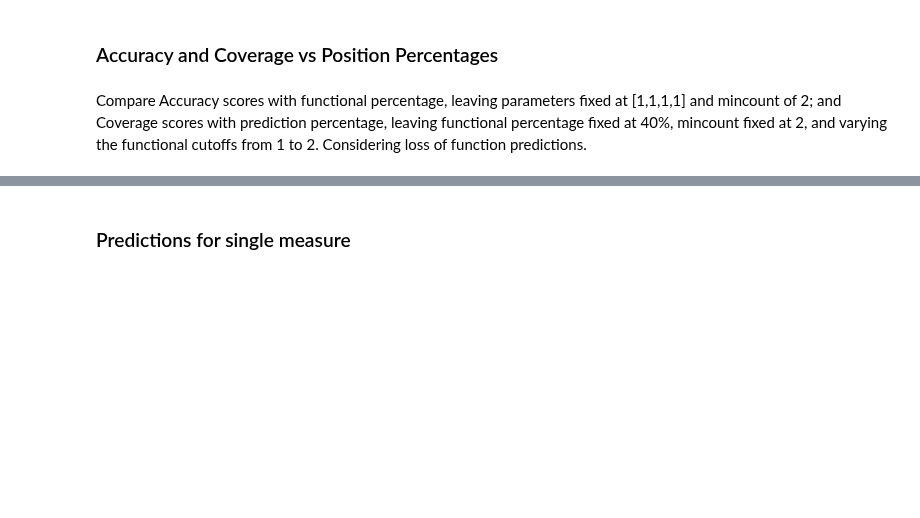
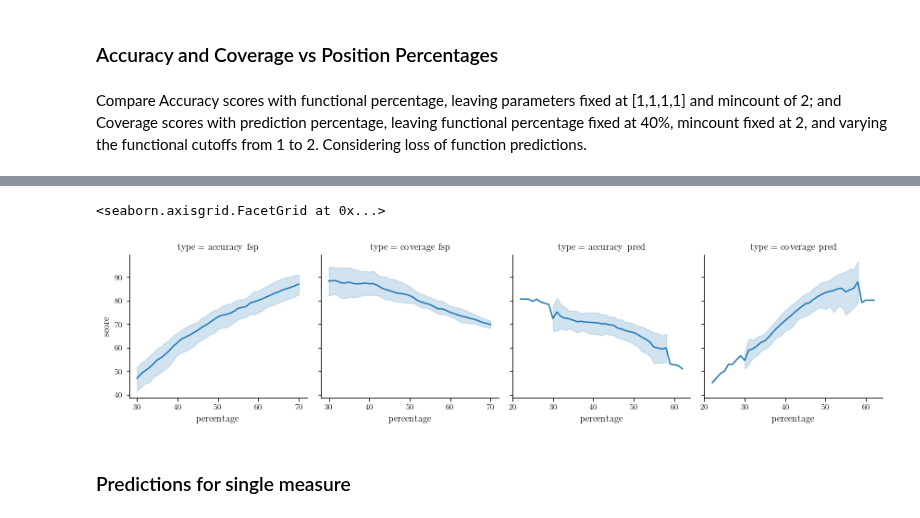
Before and after one commit to CrisSotomayor/perturbation-networks-get-data, a Jupyter notebook: figure_behavior.ipynb, the cells around one changed output, grey strips where cells are left out. Drawn from its saved outputs; the diff is of its cells as text; code cells hidden in the pictures; blank space fills up the shorter version.

```diff
--- a/figure_behavior.ipynb
+++ b/figure_behavior.ipynb
@@ -248,3 +252,37 @@ g2.map(sns.lineplot, "percentage", "value")
+# %%
+for protein in protein_names:
+    pers = df2.loc[(df2['type']=='accuracy pred') & (df2['protein']==protein), 'percentage'].tolist()
+    scores = df2.loc[(df2['type']=='accuracy pred') & (df2['protein']==protein), 'score'].tolist()
+    pairs = [i for i in zip(pers, scores)]
+    pairs.sort()
+    pairs = np.array(pairs)
+    per_range = np.arange(pairs[0][0], pairs[-1][0])
+    # Fill in missing values with linear interpolation
+    lin_interp = np.interp(per_range, pairs[:,0], pairs[:,1])
+    # Add missing values to dataframe
+    for i, percentage in enumerate(per_range):
+        if percentage not in pairs:
+            df4.loc[len(df4)] = [percentage, lin_interp[i], 'accuracy pred', protein]
+# %%
+for protein in protein_names:
+    pers = df2.loc[(df2['type']=='coverage pred') & (df2['protein']==protein), 'percentage'].tolist()
+    scores = df2.loc[(df2['type']=='coverage pred') & (df2['protein']==protein), 'score'].tolist()
+    pairs = [i for i in zip(pers, scores)]
+    pairs.sort()
+    pairs = np.array(pairs)
+    per_range = np.arange(pairs[0][0], pairs[-1][0])
+    # Fill in missing values with linear interpolation
+    lin_interp = np.interp(per_range, pairs[:,0], pairs[:,1])
+    # Add missing values to dataframe
+    for i, percentage in enumerate(per_range):
+        if percentage not in pairs:
+            df4.loc[len(df4)] = [percentage, lin_interp[i], 'coverage pred', protein]
+# %%
+g2 = sns.FacetGrid(data=df4, col="type", sharex=False)
+g2.map(sns.lineplot, "percentage", "score")
+# %% [output]
+<seaborn.axisgrid.FacetGrid at 0x...>
+[figure, added]
 # %% [markdown]
 ### Predictions for single measure
 # %%
```
Also changed, not shown: parts of 22 cells of this notebook, 2 other files.
